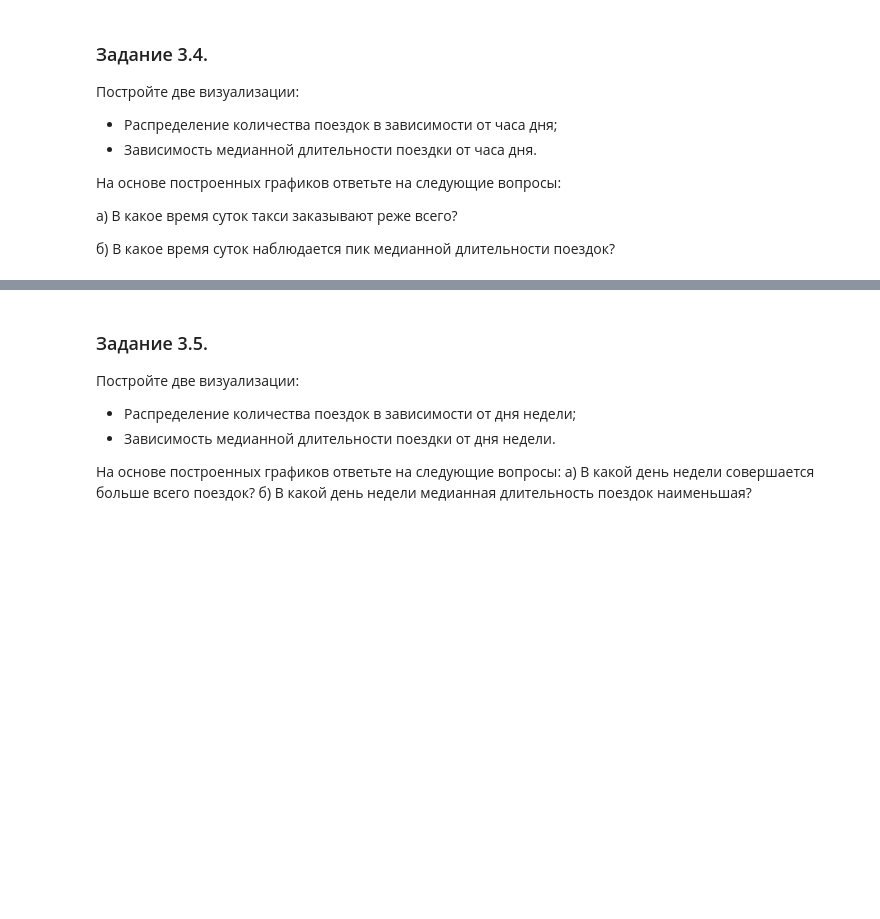
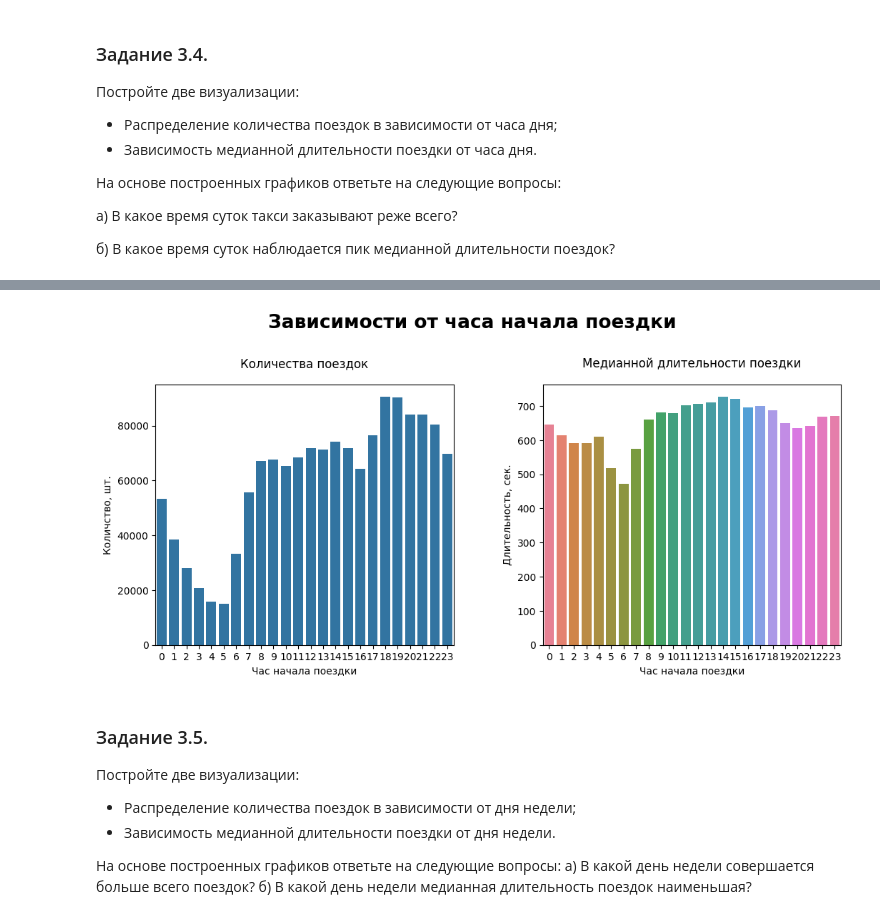
Before and after one commit to AntonYurkovskiy/Project_5_NY_City_Taxi_Trip_Duration, a Jupyter notebook: Project-5._Ноутбук-шаблон.ipynb, the cells around one changed output, grey strips where cells are left out. Cells and saved outputs as stored; diff of their text form; code cells hidden in the pictures; blank space fills up the shorter version.

```diff
--- a/Project-5._Ноутбук-шаблон.ipynb
+++ b/Project-5._Ноутбук-шаблон.ipynb
@@ -607,3 +694,44 @@ taxi_data['trip_duration_log'] = np.log(taxi_data['trip_duration']+1)
+# %%
+# ваш код здесь
+# фигура
+plt.figure(figsize=[12, 5])
+# общий заголовок
+plt.suptitle('Зависимости от часа начала поездки',
+             y=1.2,
+             fontsize=19,
+             fontweight='bold'
+             )
+# разметка
+plt.subplots_adjust(left=0.13,
+                    right=0.93,
+                    top=1.0,
+                    bottom= 0.27,
+                    wspace= 0.3,
+                    hspace=0.3)
+
+# количесвто поездок
+plt.subplot(121)
+
+sns.countplot(data=taxi_data, x='pickup_hour')
+
+plt.title('Количества поездок', loc='center', pad=17)
+plt.ylabel('Количство, шт.')
+plt.xlabel('Час начала поездки')
+
+# медианная длительность поездки
+plt.subplot(122)
+
+pivot = taxi_data.pivot_table(
+    columns=["pickup_hour"],
+    values="trip_duration",
+    aggfunc=np.median)
+
+sns.barplot(pivot)
+plt.title('Медианной длительности поездки', loc='center', pad=17)
+plt.ylabel('Длительность, сек.')
+plt.xlabel('Час начала поездки');
+# %% [output]
+[figure, added]
 # %% [markdown]
 ### Задание 3.5.
 Постройте две визуализации:
```
Also changed, not shown: parts of 20 cells of this notebook.
